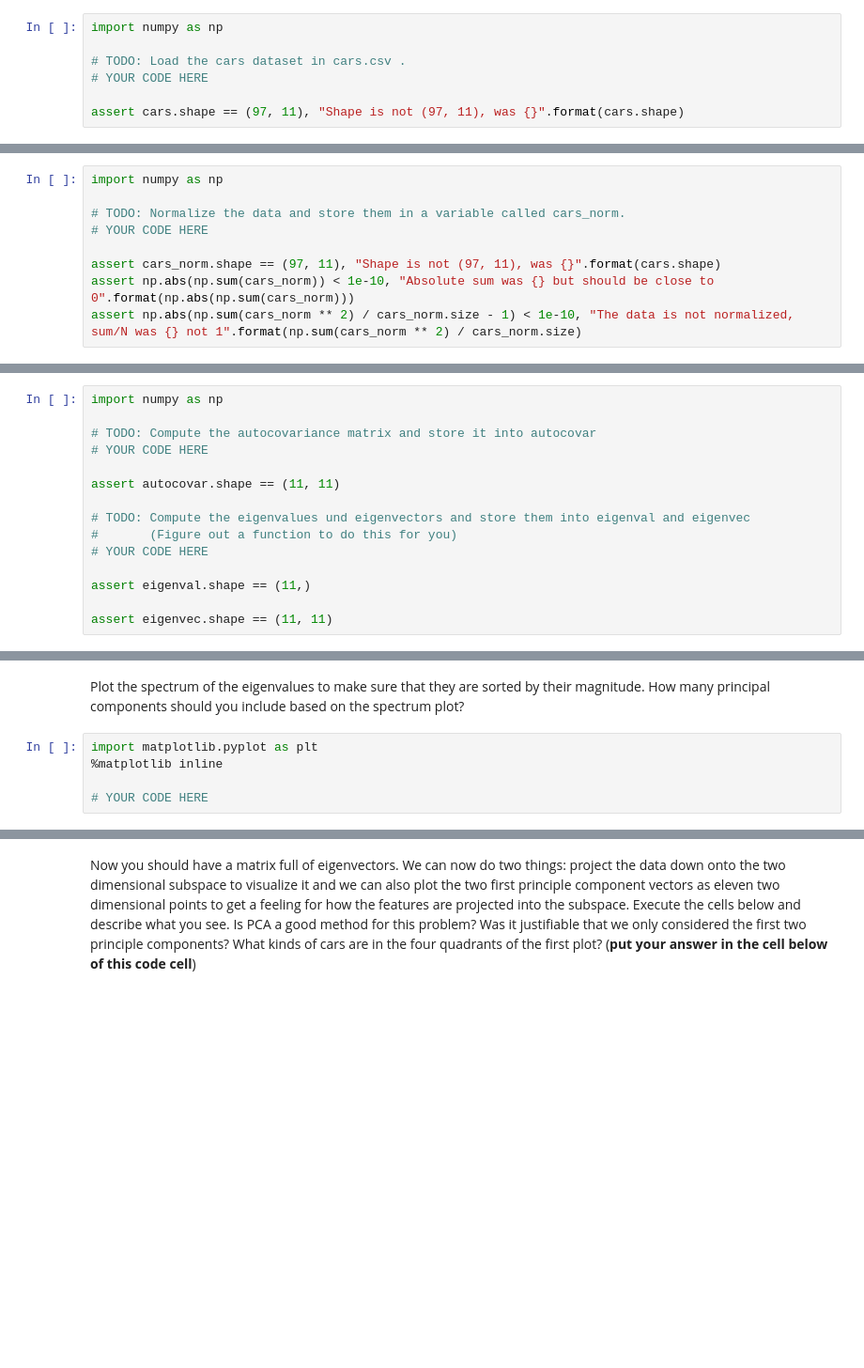
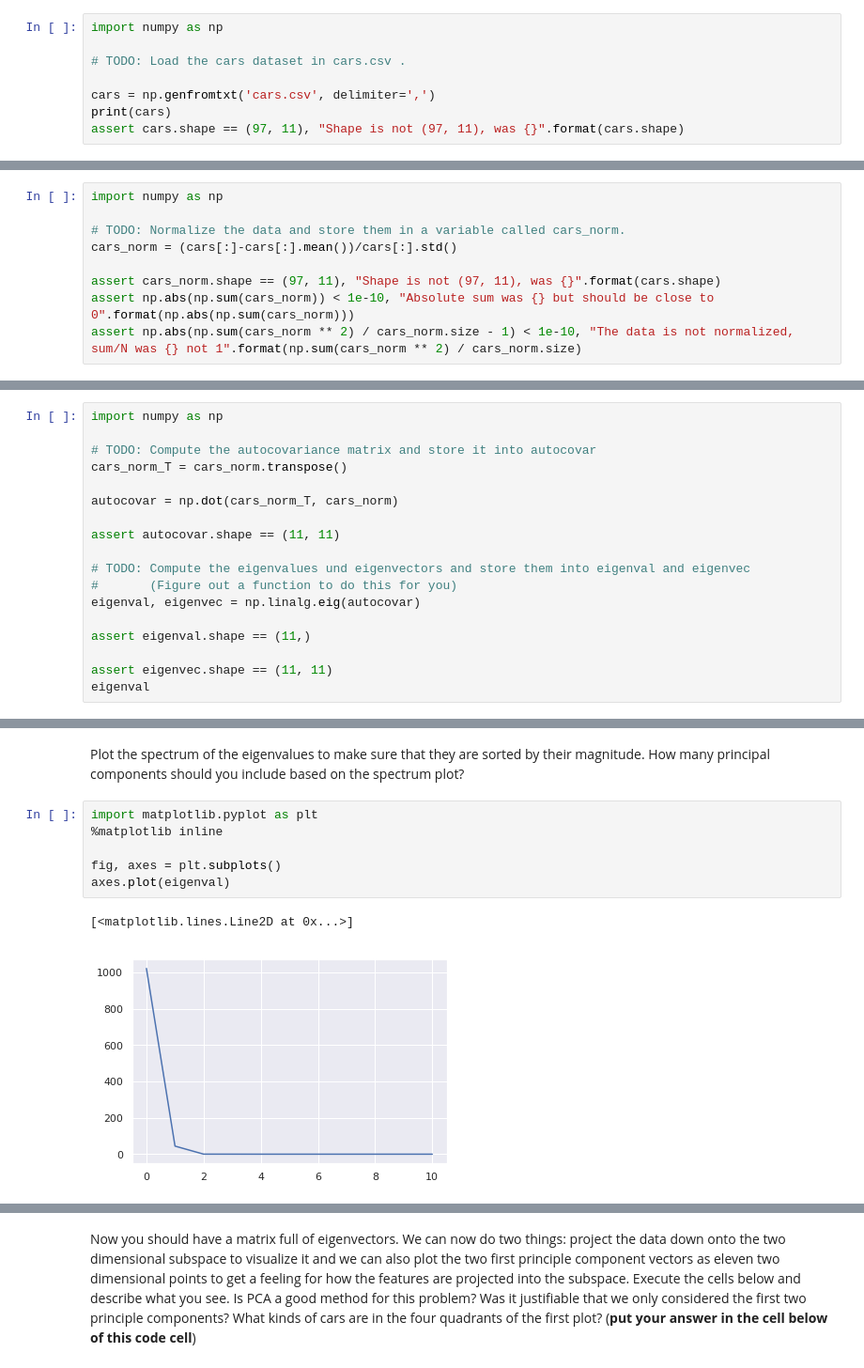
Before and after one commit to malexandrovs/MLCourse, a Jupyter notebook: hw5/sheet05.ipynb, the cells around one changed output, grey strips where cells are left out. Shown at 94% size. Drawn from its saved outputs; the diff is of its cells as text; blank space fills up the shorter version.

```diff
--- a/hw5/sheet05.ipynb
+++ b/hw5/sheet05.ipynb
@@ -136,6 +136,7 @@ We would like to visualize these high dimensional features to get a feeling for
 import numpy as np
 
 # TODO: Load the cars dataset in cars.csv .
-# YOUR CODE HERE
 
+cars = np.genfromtxt('cars.csv', delimiter=',')
+print(cars)
 assert cars.shape == (97, 11), "Shape is not (97, 11), was {}".format(cars.shape)
@@ -161,7 +173,7 @@ $$\frac{X - \mu}{\sigma}$$
 import numpy as np
 
 # TODO: Normalize the data and store them in a variable called cars_norm.
-# YOUR CODE HERE
+cars_norm = (cars[:]-cars[:].mean())/cars[:].std()
 
 assert cars_norm.shape == (97, 11), "Shape is not (97, 11), was {}".format(cars.shape)
 assert np.abs(np.sum(cars_norm)) < 1e-10, "Absolute sum was {} but should be close to 0".format(np.abs(np.sum(cars_norm)))
@@ -176,14 +188,17 @@ The entry $c_{i,j}$ in $C$ tells you how much feature $i$ correlates with featur
 import numpy as np
 
 # TODO: Compute the autocovariance matrix and store it into autocovar
-# YOUR CODE HERE
+cars_norm_T = cars_norm.transpose()
+
+autocovar = np.dot(cars_norm_T, cars_norm)
 
 assert autocovar.shape == (11, 11)
 
 # TODO: Compute the eigenvalues und eigenvectors and store them into eigenval and eigenvec
 #       (Figure out a function to do this for you)
-# YOUR CODE HERE
+eigenval, eigenvec = np.linalg.eig(autocovar)
 
 assert eigenval.shape == (11,)
 
 assert eigenvec.shape == (11, 11)
+eigenval
@@ -192,5 +211,9 @@ Plot the spectrum of the eigenvalues to make sure that they are sorted by their
 # %%
 import matplotlib.pyplot as plt
 %matplotlib inline
 
-# YOUR CODE HERE
+fig, axes = plt.subplots()
+axes.plot(eigenval)
+# %% [output]
+[<matplotlib.lines.Line2D at 0x...>]
+[figure, added]
```
Also changed, not shown: parts of 5 cells of this notebook.
